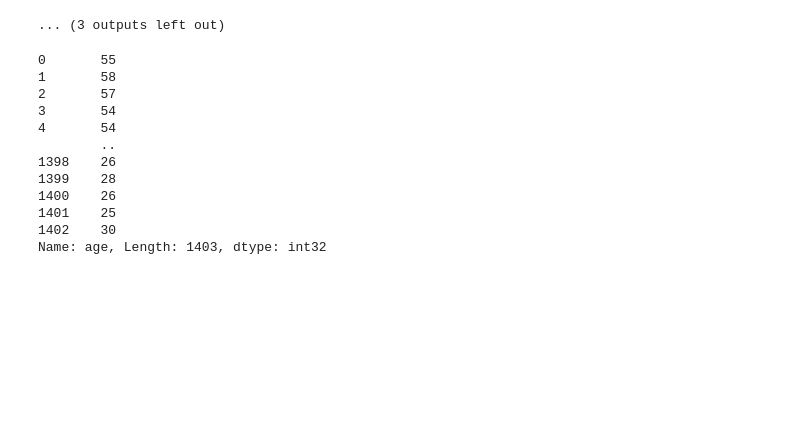
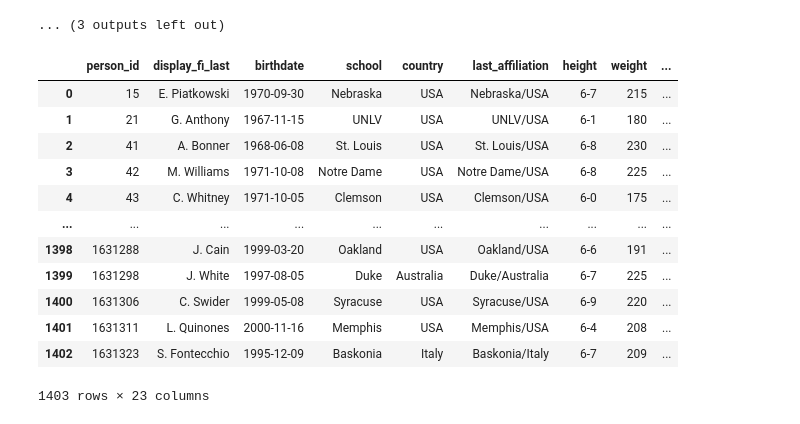
Before and after one commit to ardev-21/NBAnalytics, a Jupyter notebook: EDA - ELT/Analisis_exploratorio.ipynb, the cells around one changed output. Cells and saved outputs as stored; diff of their text form; code cells hidden in the pictures; blank space fills up the shorter version.

```diff
--- a/EDA - ELT/Analisis_exploratorio.ipynb
+++ b/EDA - ELT/Analisis_exploratorio.ipynb
@@ -76,18 +78,19 @@ hoy = date.today()
 common_player_info['birthdate'] = pd.to_datetime(common_player_info['birthdate'])
 common_player_info['age'] = hoy.year - common_player_info['birthdate'].dt.year
 # %%
-common_player_info['age']
+common_player_info
 # %% [output]
+|  | person_id | display_fi_last | birthdate | school | country | last_affiliation | height | weight | ... |
+| 0 | 15 | E. Piatkowski | 1970-09-30 | Nebraska | USA | Nebraska/USA | 6-7 | 215 | ... |
+| 1 | 21 | G. Anthony | 1967-11-15 | UNLV | USA | UNLV/USA | 6-1 | 180 | ... |
+| 2 | 41 | A. Bonner | 1968-06-08 | St. Louis | USA | St. Louis/USA | 6-8 | 230 | ... |
+| 3 | 42 | M. Williams | 1971-10-08 | Notre Dame | USA | Notre Dame/USA | 6-8 | 225 | ... |
+| 4 | 43 | C. Whitney | 1971-10-05 | Clemson | USA | Clemson/USA | 6-0 | 175 | ... |
+| ... | ... | ... | ... | ... | ... | ... | ... | ... | ... |
+| 1398 | 1631288 | J. Cain | 1999-03-20 | Oakland | USA | Oakland/USA | 6-6 | 191 | ... |
+| 1399 | 1631298 | J. White | 1997-08-05 | Duke | Australia | Duke/Australia | 6-7 | 225 | ... |
+| 1400 | 1631306 | C. Swider | 1999-05-08 | Syracuse | USA | Syracuse/USA | 6-9 | 220 | ... |
+| 1401 | 1631311 | L. Quinones | 2000-11-16 | Memphis | USA | Memphis/USA | 6-4 | 208 | ... |
+| 1402 | 1631323 | S. Fontecchio | 1995-12-09 | Baskonia | Italy | Baskonia/Italy | 6-7 | 209 | ... |
-0       55
-1       58
-2       57
-3       54
-4       54
-        ..
-1398    26
-1399    28
-1400    26
-1401    25
-1402    30
-Name: age, Length: 1403, dtype: int32
+1403 rows × 23 columns
 # %%
```
Also changed, not shown: parts of 4 cells of this notebook.
